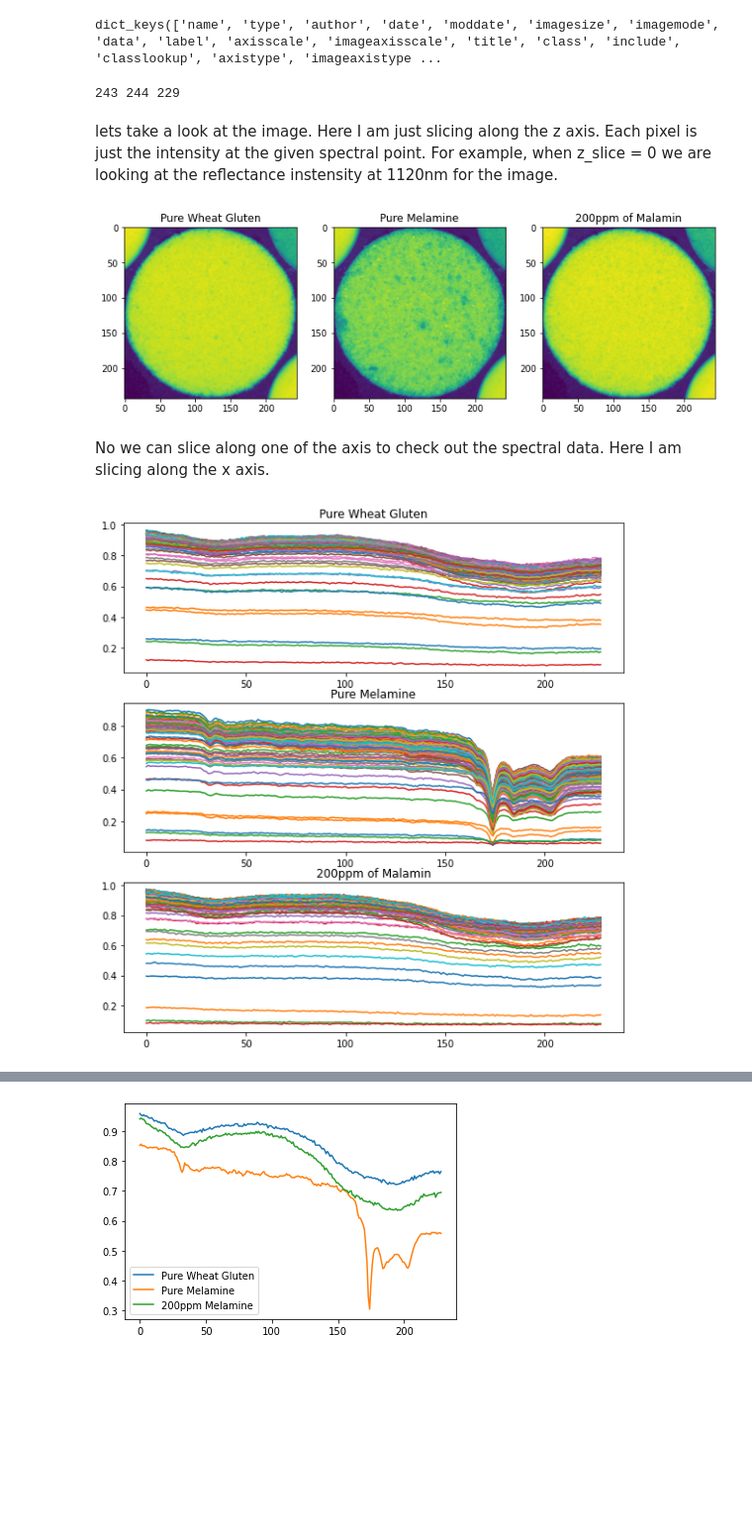
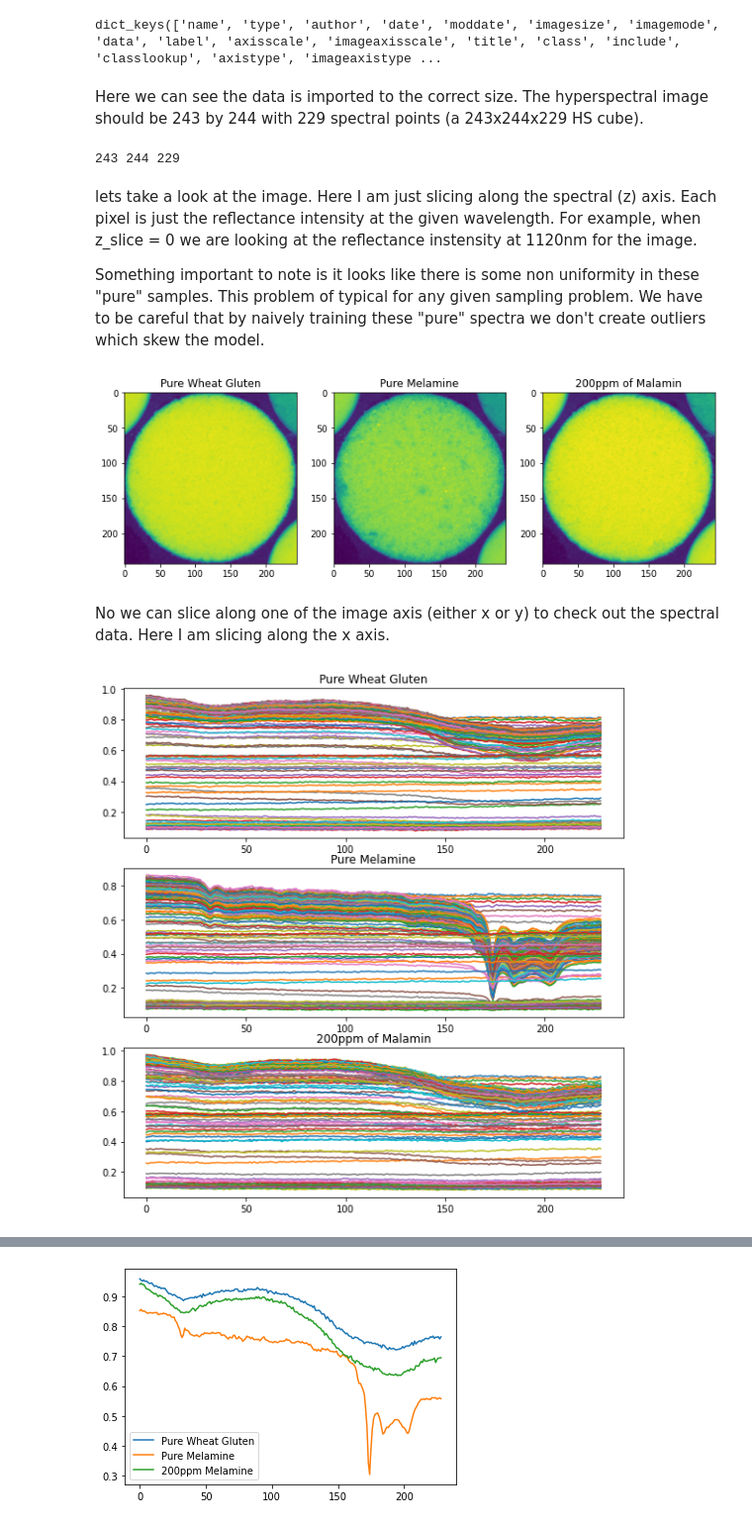
Before and after one commit to KeeganMcWW/ml-projects, a Jupyter notebook: IASIM2016_Challenege_ML.ipynb, the cells around one changed output, grey strips where cells are left out. Shown at 99% size. Drawn from its saved outputs; the diff is of its cells as text; code cells hidden in the pictures; blank space fills up the shorter version.

```diff
--- a/IASIM2016_Challenege_ML.ipynb
+++ b/IASIM2016_Challenege_ML.ipynb
@@ -125,6 +129,8 @@ Data is imported with as a dict with nestled dicts. The important dict is the 'z
 print(wheat_gluten_pure['z'].keys())
 # %% [output]
 dict_keys(['name', 'type', 'author', 'date', 'moddate', 'imagesize', 'imagemode', 'data', 'label', 'axisscale', 'imageaxisscale', 'title', 'class', 'include', 'classlookup', 'axistype', 'imageaxistype ...
+# %% [markdown]
+Here we can see the data is imported to the correct size. The hyperspectral image should be 243 by 244 with 229 spectral points (a 243x244x229 HS cube).
 # %%
 x_size, y_size = wheat_gluten_pure['z']['imagesize']
 z_size = np.shape(wheat_gluten_pure['z']['data'])[1]
@@ -136,9 +142,11 @@ wheat_gluten_pure_data_mat = np.reshape(wheat_gluten_pure['z']['data'], (x_size,
 melamine_pure_data_mat = np.reshape(melamine_pure['z']['data'], (x_size, y_size, z_size), order = 'F')
 m_200ppm_data_mat = np.reshape(m_200ppm['z']['data'], (x_size, y_size, z_size), order = 'F')
 # %% [markdown]
-lets take a look at the image. Here I am just slicing along the z axis. Each pixel is just the intensity at the given spectral point. For example, when z_slice = 0 we are looking at the reflectance instensity at 1120nm for the image.
+lets take a look at the image. Here I am just slicing along the spectral (z) axis. Each pixel is just the reflectance intensity at the given wavelength. For example, when z_slice = 0 we are looking at the reflectance instensity at 1120nm for the image.
+
+Something important to note is it looks like there is some non uniformity in these "pure" samples. This problem of typical for any given sampling problem. We have to be careful that by naively training these "pure" spectra we don't create outliers which skew the model.
 # %%
-z_slice = 114 #@param {type: "slider", min: 0, max: 228}
+z_slice = 0 #@param {type: "slider", min: 0, max: 228}
 fig, ax = plt.subplots(1,3, figsize=(10, 10));
 plt.tight_layout();
 ax[0].imshow(wheat_gluten_pure_data_mat[:, :, z_slice]);
@@ -148,19 +156,19 @@ ax[1].set_title('Pure Melamine');
 ax[2].imshow(m_200ppm_data_mat[:, :, z_slice]);
 ax[2].set_title('200ppm of Malamin');
 # %% [output]
-[figure, old version]
+[figure, new version]
 # %% [markdown]
-No we can slice along one of the axis to check out the spectral data. Here I am slicing along the x axis.
+No we can slice along one of the image axis (either x or y) to check out the spectral data. Here I am slicing along the x axis.
 # %%
-x_slice = 122 #@param {type: "slider", min: 0, max: 242}
+x_slice = 50 #@param {type: "slider", min: 0, max: 242}
 fig, ax = plt.subplots(3,1, figsize=(8,8));
 plt.tight_layout()
 ax[0].plot(wheat_gluten_pure_data_mat[x_slice, :, :].T)
 ax[0].set_title('Pure Wheat Gluten');
 ax[1].plot(melamine_pure_data_mat[x_slice, :, :].T)
 ax[1].set_title('Pure Melamine');
 ax[2].plot(m_200ppm_data_mat[x_slice, :, :].T)
 ax[2].set_title('200ppm of Malamin');
 plt.show()
 # %% [output]
-[figure, old version]
+[figure, new version]
```
Also changed, not shown: parts of 27 cells of this notebook.
